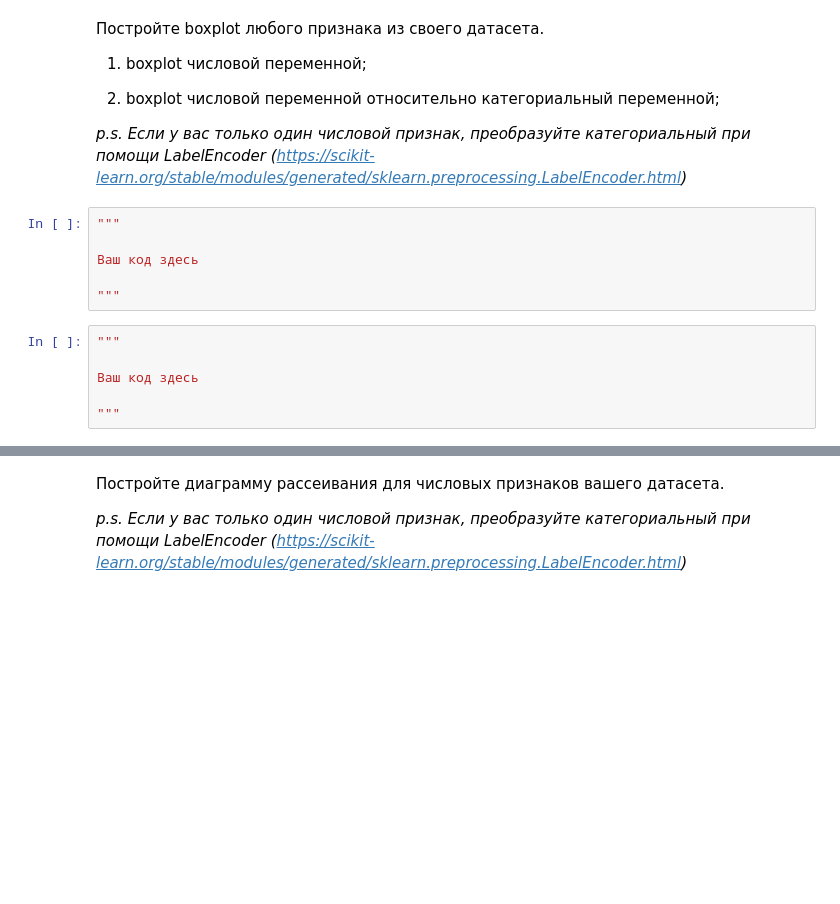
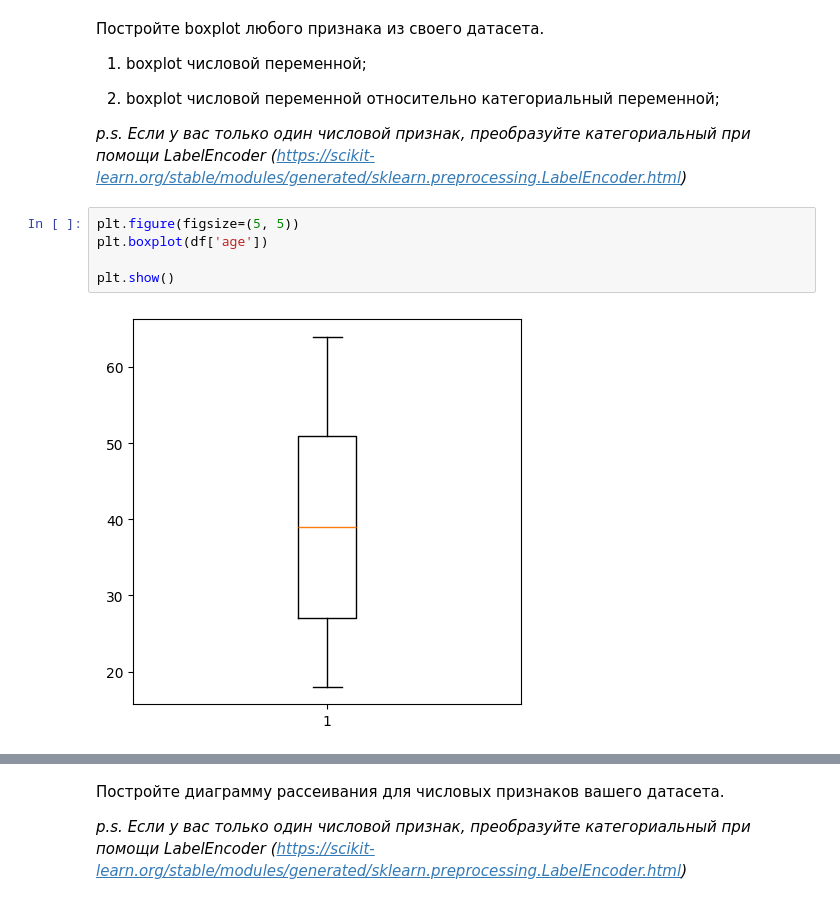
Before and after one commit to ScriptErrorVGM/VS-CODE, a Jupyter notebook: MTL/lab2/Lab_2.ipynb, the cells around one changed output, grey strips where cells are left out. Drawn from its saved outputs; the diff is of its cells as text; blank space fills up the shorter version.

```diff
--- a/MTL/lab2/Lab_2.ipynb
+++ b/MTL/lab2/Lab_2.ipynb
@@ -115,15 +176,10 @@ Example: видим, что среднее и отклонение различ
 2) boxplot числовой переменной относительно категориальный переменной;
 
 *p.s. Если у вас только один числовой признак, преобразуйте категориальный при помощи LabelEncoder (https://scikit-learn.org/stable/modules/generated/sklearn.preprocessing.LabelEncoder.html)*
-# %%
-"""
-
-Ваш код здесь
-
-"""
-# %%
-"""
-
-Ваш код здесь
-
-"""
+# %%
+plt.figure(figsize=(5, 5))
+plt.boxplot(df['age'])
+
+plt.show()
+# %% [output]
+[figure, added]
```
Also changed, not shown: parts of 25 cells of this notebook, 1 other file.
